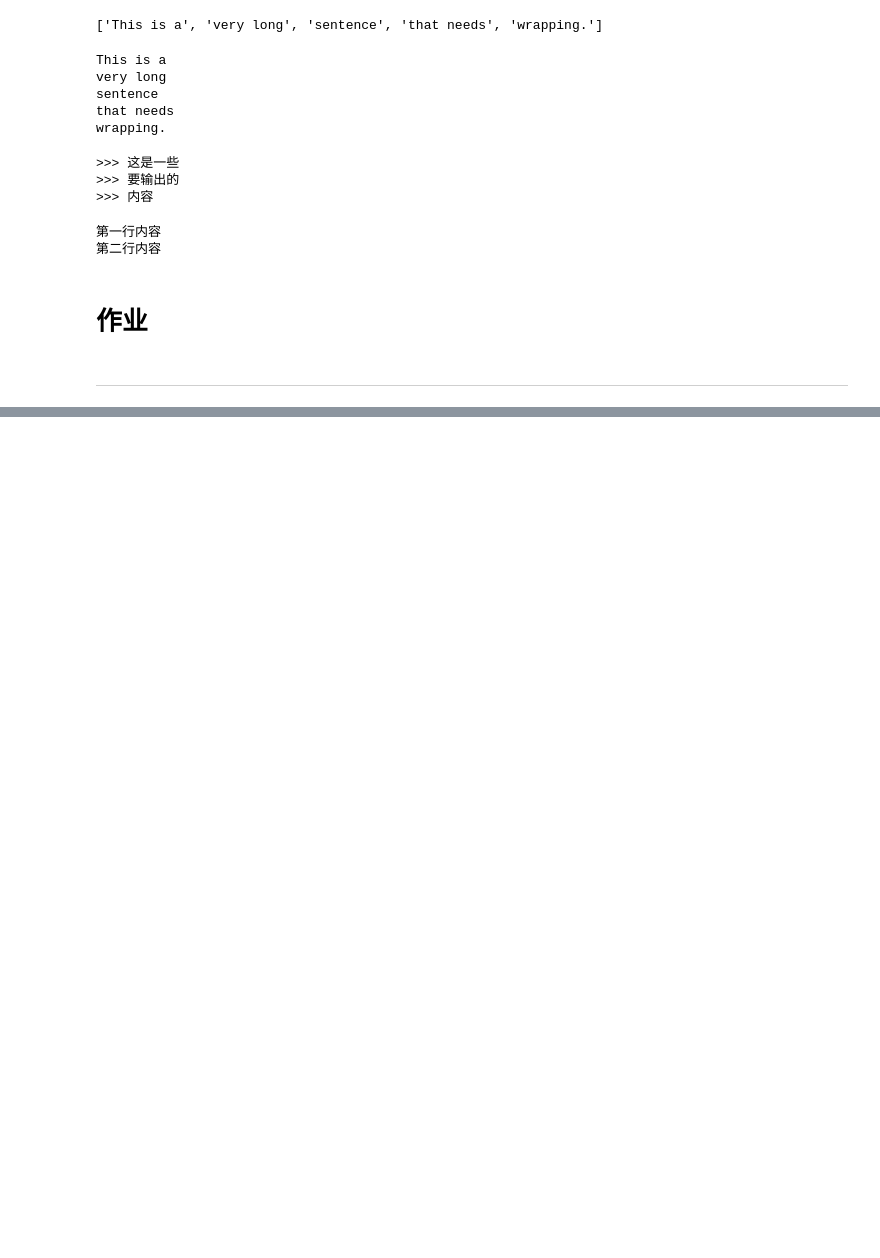
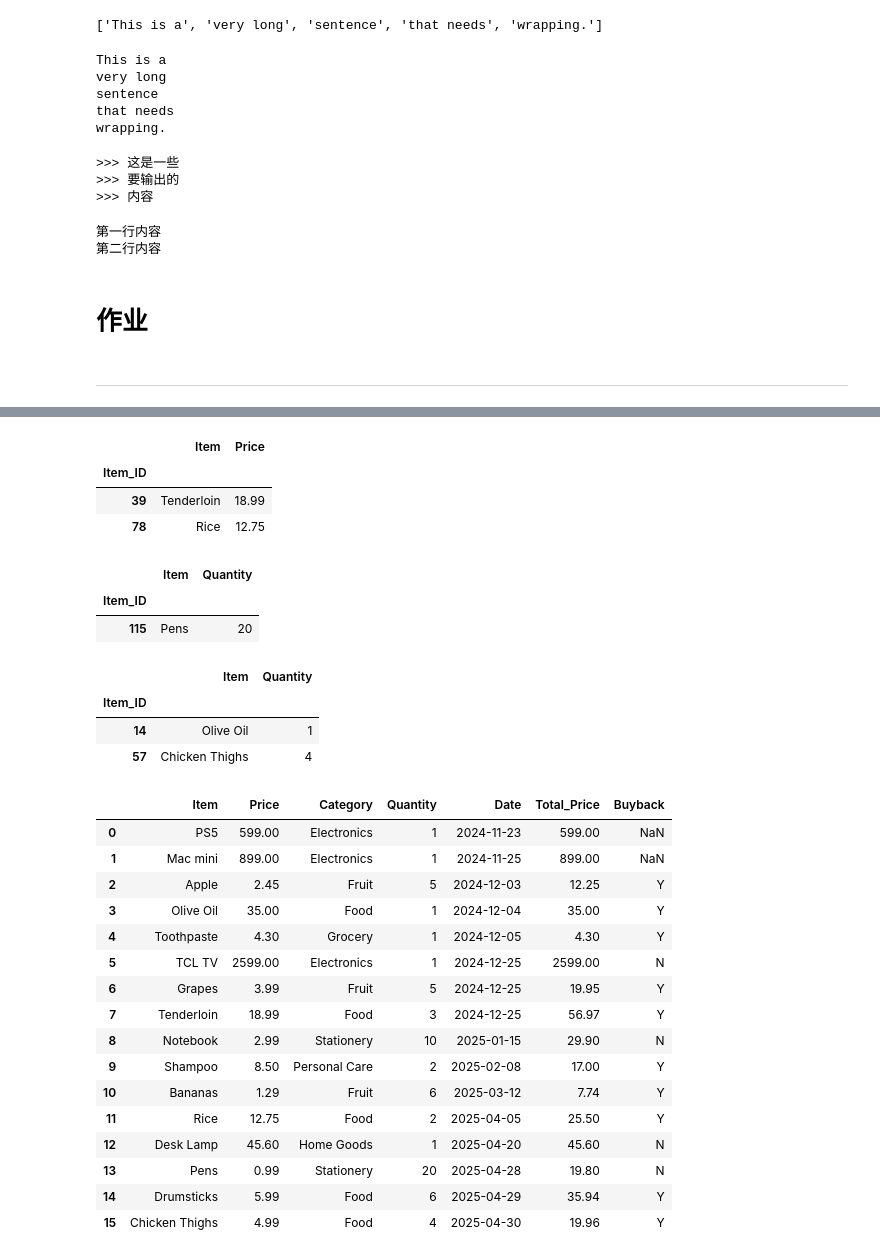
Before and after one commit to chunyi-11/PythonCourse, a Jupyter notebook: Class_5.ipynb, the cells around one changed output, grey strips where cells are left out. Cells and saved outputs as stored; diff of their text form; code cells hidden in the pictures; blank space fills up the shorter version.

```diff
--- a/Class_5.ipynb
+++ b/Class_5.ipynb
@@ -1820,0 +1990,7 @@ print(textwrap.dedent(text))
+# %%
+# Q2: 读取data_Class_5.xls文件的products_plus表格，拼接到products表格中
+df_products_plus = pd.read_excel(
+    "data_Class_5.xls", sheet_name="products_plus"
+)  # 读取products_plus表格
+df_products = pd.concat([df_products, df_products_plus], ignore_index=True)  # 拼接
+df_products
@@ -1820,0 +2119,64 @@ print(textwrap.dedent(text))
+# %%
+# Q9: 找到价格>10且<=20的产品，输出它们的名称和价格
+df_products[(df_products["Price"] > 10) & (df_products["Price"] <= 20)][
+    ["Item", "Price"]
+]  # 筛选数据
+# %% [output]
+|  | Item | Price |
+| Item_ID |  |  |
+| 39 | Tenderloin | 18.99 |
+| 78 | Rice | 12.75 |
+# %%
+# Q10: 找到最畅销的产品，输出它们的名称和销量
+df_products[df_products["Quantity"] == df_products["Quantity"].max()][
+    ["Item", "Quantity"]
+]  # 筛选数据
+# %% [output]
+|  | Item | Quantity |
+| Item_ID |  |  |
+| 115 | Pens | 20 |
+# %%
+# Q11: 找到Food类产品中单价最高和最低的产品，输出它们的名称和销量
+df_Food = df_products[(df_products["Category"] == "Food")]
+df_Food[
+    (df_Food["Price"] == df_Food["Price"].max())
+    | (df_Food["Price"] == df_Food["Price"].min())
+][
+    ["Item", "Quantity"]
+]  # 筛选数据
+# %% [output]
+|  | Item | Quantity |
+| Item_ID |  |  |
+| 14 | Olive Oil | 1 |
+| 57 | Chicken Thighs | 4 |
+# %%
+# Q12: 合并products和products_buyback表格，按照Item_ID列进行合并
+df_products_buyback = pd.read_excel(
+    "data_Class_5.xls", sheet_name="products_buyback"
+)  # 读取products_buyback表格
+df_products_buyback.set_index("Item_ID", inplace=True)  # 设置索引
+df_products = pd.merge(
+    df_products,
+    df_products_buyback,
+    how="left",
+    on=["Item", "Date"],  # 找到Item和Date都相同的行进行合并
+)  # 合并
+df_products
+# %% [output]
+|  | Item | Price | Category | Quantity | Date | Total_Price | Buyback |
+| 0 | PS5 | 599.00 | Electronics | 1 | 2024-11-23 | 599.00 | NaN |
+| 1 | Mac mini | 899.00 | Electronics | 1 | 2024-11-25 | 899.00 | NaN |
+| 2 | Apple | 2.45 | Fruit | 5 | 2024-12-03 | 12.25 | Y |
+| 3 | Olive Oil | 35.00 | Food | 1 | 2024-12-04 | 35.00 | Y |
+| 4 | Toothpaste | 4.30 | Grocery | 1 | 2024-12-05 | 4.30 | Y |
+| 5 | TCL TV | 2599.00 | Electronics | 1 | 2024-12-25 | 2599.00 | N |
+| 6 | Grapes | 3.99 | Fruit | 5 | 2024-12-25 | 19.95 | Y |
+| 7 | Tenderloin | 18.99 | Food | 3 | 2024-12-25 | 56.97 | Y |
+| 8 | Notebook | 2.99 | Stationery | 10 | 2025-01-15 | 29.90 | N |
+| 9 | Shampoo | 8.50 | Personal Care | 2 | 2025-02-08 | 17.00 | Y |
+| 10 | Bananas | 1.29 | Fruit | 6 | 2025-03-12 | 7.74 | Y |
+| 11 | Rice | 12.75 | Food | 2 | 2025-04-05 | 25.50 | Y |
+| 12 | Desk Lamp | 45.60 | Home Goods | 1 | 2025-04-20 | 45.60 | N |
+| 13 | Pens | 0.99 | Stationery | 20 | 2025-04-28 | 19.80 | N |
+| 14 | Drumsticks | 5.99 | Food | 6 | 2025-04-29 | 35.94 | Y |
+| 15 | Chicken Thighs | 4.99 | Food | 4 | 2025-04-30 | 19.96 | Y |
```
Also changed, not shown: parts of 20 cells of this notebook.
